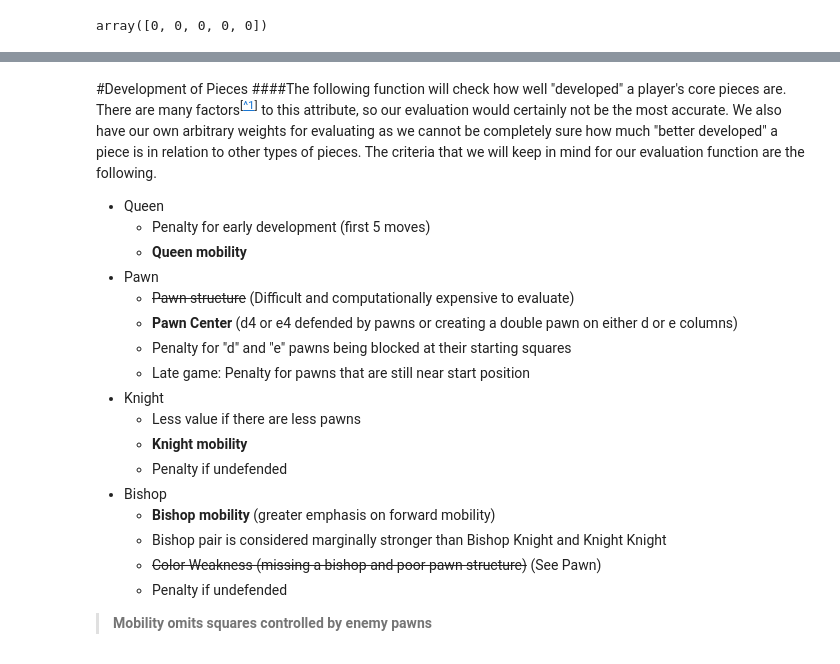
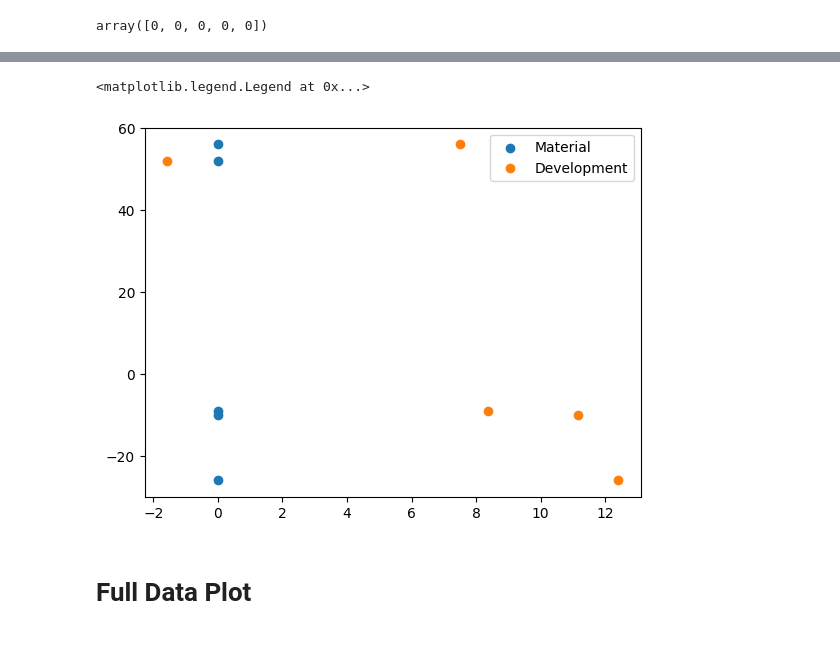
Before and after one commit to ezh247467/CSE151A-Group-Project, a Jupyter notebook: Group_Project.ipynb, the cells around one changed output, grey strips where cells are left out. Cells and saved outputs as stored; diff of their text form; code cells hidden in the pictures.

```diff
--- a/Group_Project.ipynb
+++ b/Group_Project.ipynb
@@ -432,25 +576,12 @@ test
-# %% [markdown]
-#Development of Pieces
-####The following function will check how well "developed" a player's core pieces are. There are many factors<sup>[[^1]]</sup> to this attribute, so our evaluation would certainly not be the most accurate. We also have our own arbitrary weights for evaluating as we cannot be completely sure how much "better developed" a piece is in relation to other types of pieces. The criteria that we will keep in mind for our evaluation function are the following.
-- Queen
-  - Penalty for early development (first 5 moves)
-  - **Queen mobility**
-- Pawn
-  - ~~Pawn structure~~ (Difficult and computationally expensive to evaluate)
-  - **Pawn Center** (d4 or e4 defended by pawns or creating a double pawn on either d or e columns)
-  - Penalty for "d" and "e" pawns being blocked at their starting squares
-  - Late game: Penalty for pawns that are still near start position
-- Knight
-  - Less value if there are less pawns
-  - **Knight mobility**
-  - Penalty if undefended
-- Bishop
-  - **Bishop mobility** (greater emphasis on forward mobility)
-  - Bishop pair is considered marginally stronger than Bishop Knight and Knight Knight
-  - ~~Color Weakness (missing a bishop and poor pawn structure)~~ (See Pawn)
-  - Penalty if undefended
-
-> **Mobility omits squares controlled by enemy pawns**
-
-
-[^1]: https://www.chessprogramming.org/Evaluation_of_Pieces
+# %%
+eval = test['Evaluation']
+develop = test['Development']
+adv = test['Material_Advantage']
+plt.scatter(adv, eval, label='Material')
+plt.scatter(develop, eval, label='Development')
+plt.legend()
+# %% [output]
+<matplotlib.legend.Legend at 0x...>
+[figure, added]
+# %% [markdown]
+# Full Data Plot
```
Also changed, not shown: parts of 14 cells of this notebook, 1 other file.
